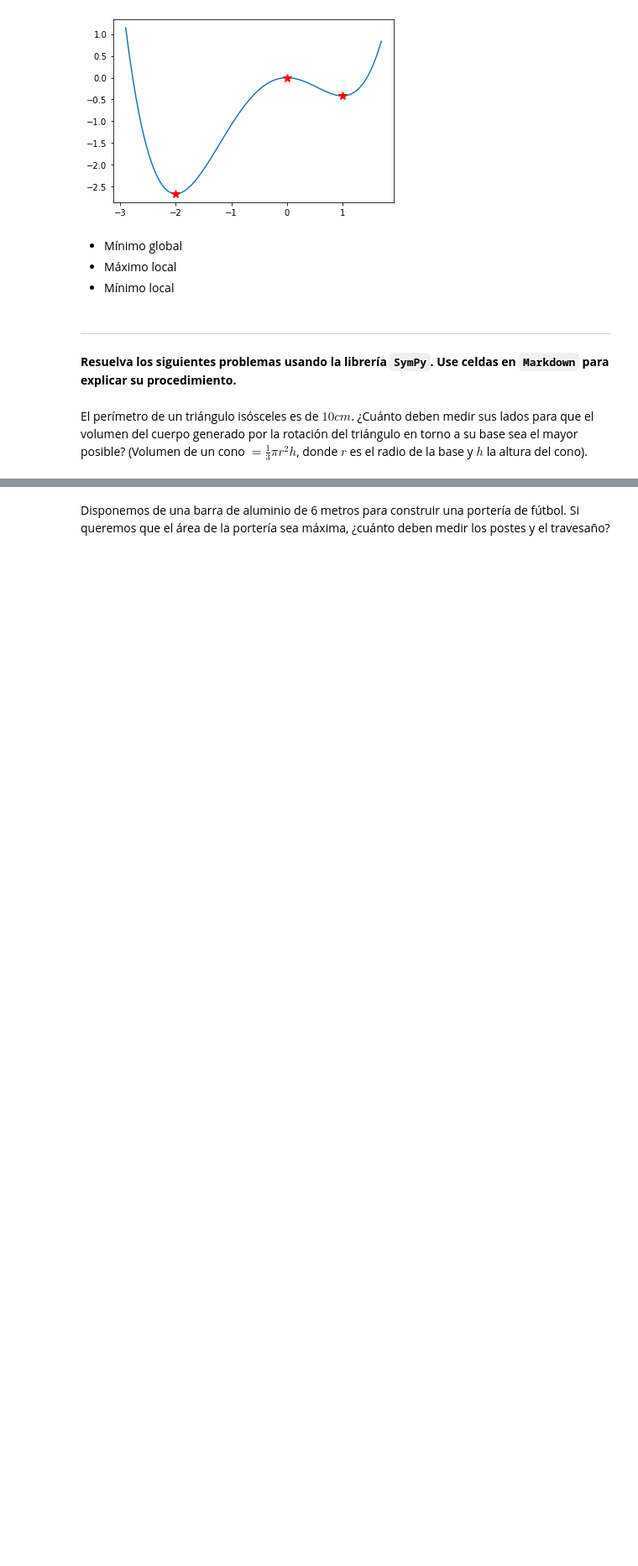
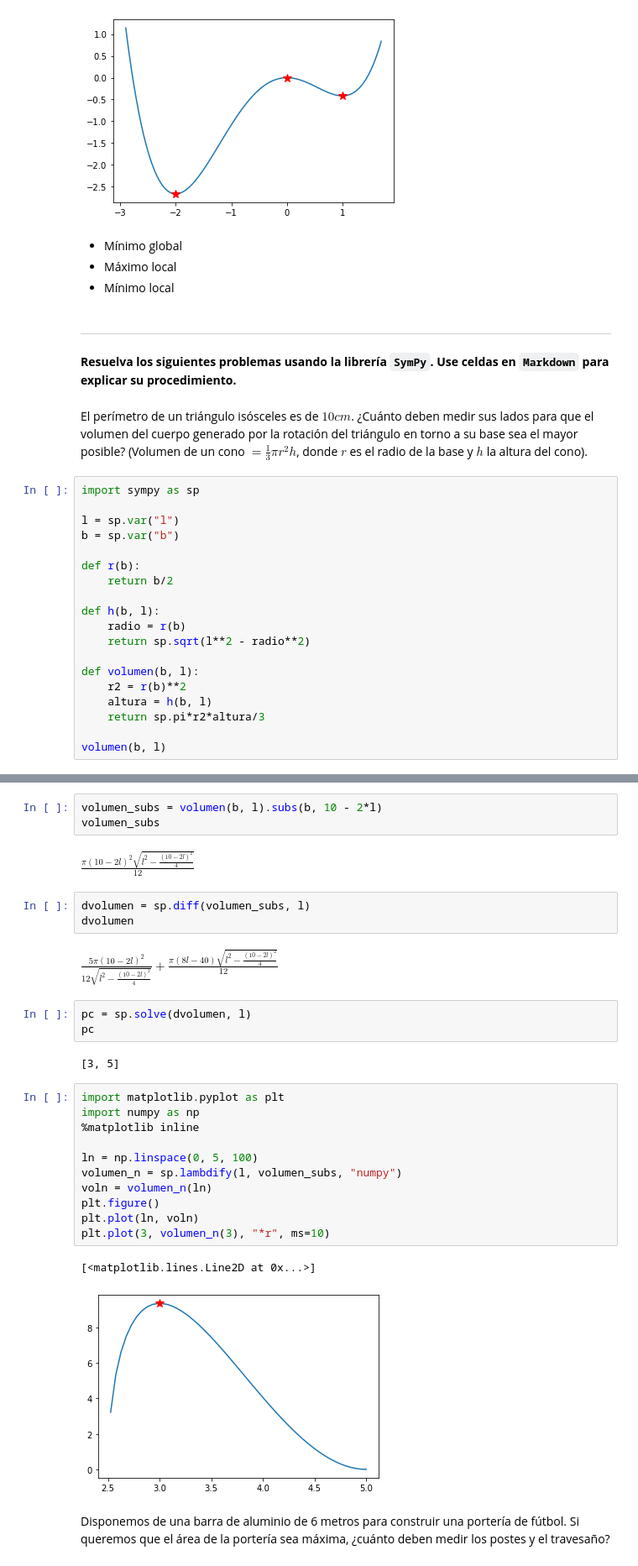
Before and after one commit to ingdanielgutierrez/Rep-personal, a Jupyter notebook: Ejercicio 1_1.ipynb, the cells around one changed output, grey strips where cells are left out. Shown at 84% size. Drawn from its saved outputs; the diff is of its cells as text; blank space fills up the shorter version.

```diff
--- a/Ejercicio 1_1.ipynb
+++ b/Ejercicio 1_1.ipynb
@@ -192,3 +192,22 @@ min
 **Resuelva los siguientes problemas usando la librería `SymPy`. Use celdas en `Markdown` para explicar su procedimiento.**
 # %% [markdown]
 El perímetro de un triángulo isósceles es de $10 cm$. ¿Cuánto deben medir sus lados para que el volumen del cuerpo generado por la rotación del triángulo en torno a su base sea el mayor posible? (Volumen de un cono $= \frac{1}{3}\pi r^2 h$, donde $r$ es el radio de la base y $h$ la altura del cono).
+# %%
+import sympy as sp
+
+l = sp.var("l")
+b = sp.var("b")
+
+def r(b):
+    return b/2
+
+def h(b, l):
+    radio = r(b)
+    return sp.sqrt(l**2 - radio**2)
+
+def volumen(b, l):
+    r2 = r(b)**2
+    altura = h(b, l)
+    return sp.pi*r2*altura/3
+
+volumen(b, l)
@@ -195,3 +216,32 @@ El perímetro de un triángulo isósceles es de $10 cm$. ¿Cuánto deben medir s
+# %%
+volumen_subs = volumen(b, l).subs(b, 10 - 2*l)
+volumen_subs
+# %% [output]
+$\displaystyle \frac{\pi \left(10 - 2 l\right)^{2} \sqrt{l^{2} - \frac{\left(10 - 2 l\right)^{2}}{4}}}{12}$
+# %%
+dvolumen = sp.diff(volumen_subs, l)
+dvolumen
+# %% [output]
+$\displaystyle \frac{5 \pi \left(10 - 2 l\right)^{2}}{12 \sqrt{l^{2} - \frac{\left(10 - 2 l\right)^{2}}{4}}} + \frac{\pi \left(8 l - 40\right) \sqrt{l^{2} - \frac{\left(10 - 2 l\right)^{2}}{4}}}{12}$
+# %%
+pc = sp.solve(dvolumen, l)
+pc
+# %% [output]
+[3, 5]
+# %%
+import matplotlib.pyplot as plt
+import numpy as np
+%matplotlib inline
+
+ln = np.linspace(0, 5, 100)
+volumen_n = sp.lambdify(l, volumen_subs, "numpy")
+voln = volumen_n(ln)
+plt.figure()
+plt.plot(ln, voln)
+plt.plot(3, volumen_n(3), "*r", ms=10)
+# %% [output]
+[<matplotlib.lines.Line2D at 0x...>]
+[figure, added]
 # %% [markdown]
 Disponemos de una barra de aluminio de 6 metros para construir una portería de fútbol. Si queremos que el área de la portería sea máxima, ¿cuánto deben medir los postes y el travesaño?
 # %%
```
Also changed, not shown: parts of 2 cells of this notebook.
